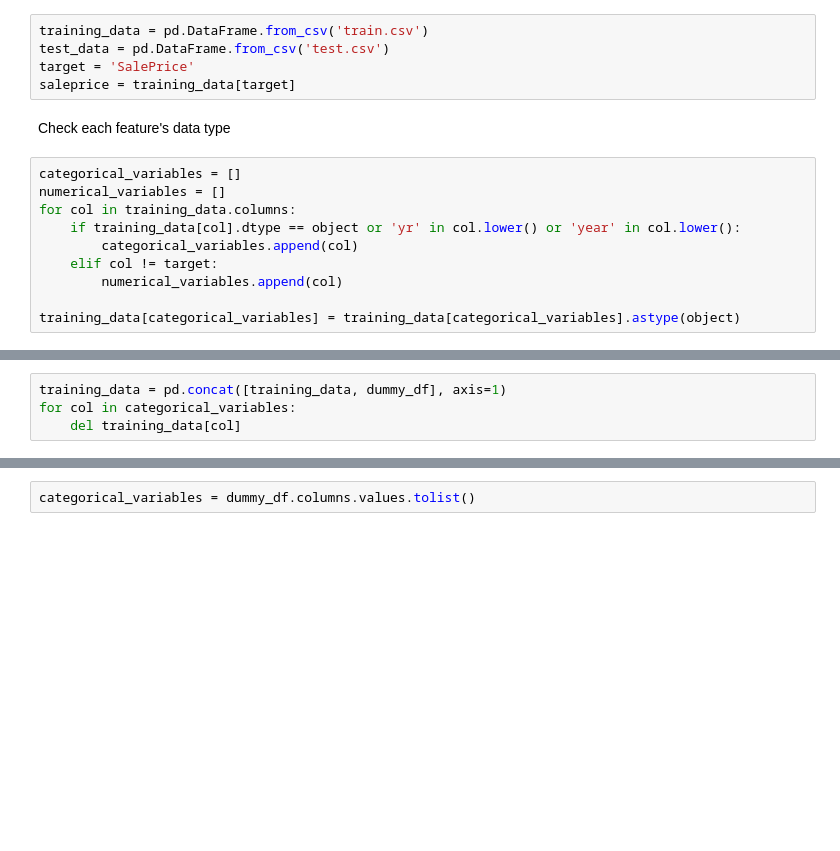
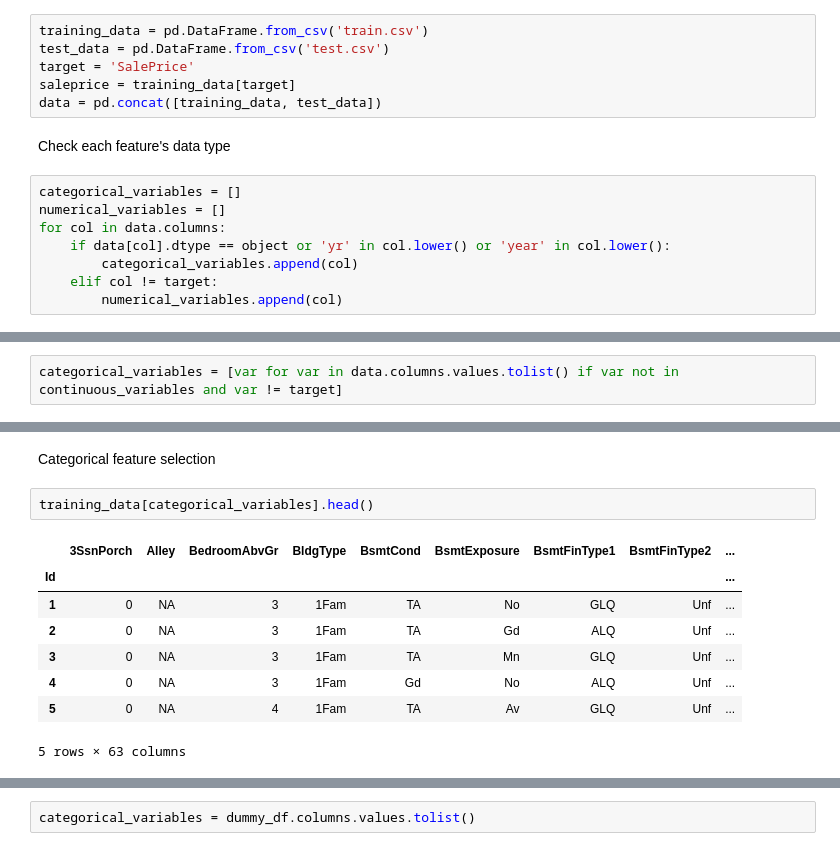
Before and after one commit to tzyk777/kaggle, a Jupyter notebook: house prices/feature selections.ipynb, the cells around one changed output, grey strips where cells are left out. Drawn from its saved outputs; the diff is of its cells as text; blank space fills up the shorter version.

```diff
--- a/house prices/feature selections.ipynb
+++ b/house prices/feature selections.ipynb
@@ -15,15 +20,14 @@ training_data = pd.DataFrame.from_csv('train.csv')
 test_data = pd.DataFrame.from_csv('test.csv')
 target = 'SalePrice'
 saleprice = training_data[target]
+data = pd.concat([training_data, test_data])
 # %% [markdown]
 Check each feature's data type
 # %%
 categorical_variables = []
 numerical_variables = []
-for col in training_data.columns:
-    if training_data[col].dtype == object or 'yr' in col.lower() or 'year' in col.lower():
+for col in data.columns:
+    if data[col].dtype == object or 'yr' in col.lower() or 'year' in col.lower():
         categorical_variables.append(col)
     elif col != target:
         numerical_variables.append(col)
-
-training_data[categorical_variables] = training_data[categorical_variables].astype(object)
@@ -34,4 +33,0 @@ dummy_df = pd.get_dummies(training_data[categorical_variables], dummy_na=True)
-# %%
-training_data = pd.concat([training_data, dummy_df], axis=1)
-for col in categorical_variables:
-    del training_data[col]
@@ -37,0 +46,2 @@ for col in categorical_variables:
+# %%
+categorical_variables = [var for var in data.columns.values.tolist() if var not in continuous_variables and var != target]
@@ -37,0 +56,13 @@ for col in categorical_variables:
+# %% [markdown]
+Categorical feature selection
+# %%
+training_data[categorical_variables].head()
+# %% [output]
+|  | 3SsnPorch | Alley | BedroomAbvGr | BldgType | BsmtCond | BsmtExposure | BsmtFinType1 | BsmtFinType2 | ... |
+| Id |  |  |  |  |  |  |  |  | ... |
+| 1 | 0 | NA | 3 | 1Fam | TA | No | GLQ | Unf | ... |
+| 2 | 0 | NA | 3 | 1Fam | TA | Gd | ALQ | Unf | ... |
+| 3 | 0 | NA | 3 | 1Fam | TA | Mn | GLQ | Unf | ... |
+| 4 | 0 | NA | 3 | 1Fam | Gd | No | ALQ | Unf | ... |
+| 5 | 0 | NA | 4 | 1Fam | TA | Av | GLQ | Unf | ... |
+5 rows × 63 columns
```
Also changed, not shown: parts of 49 cells of this notebook.
